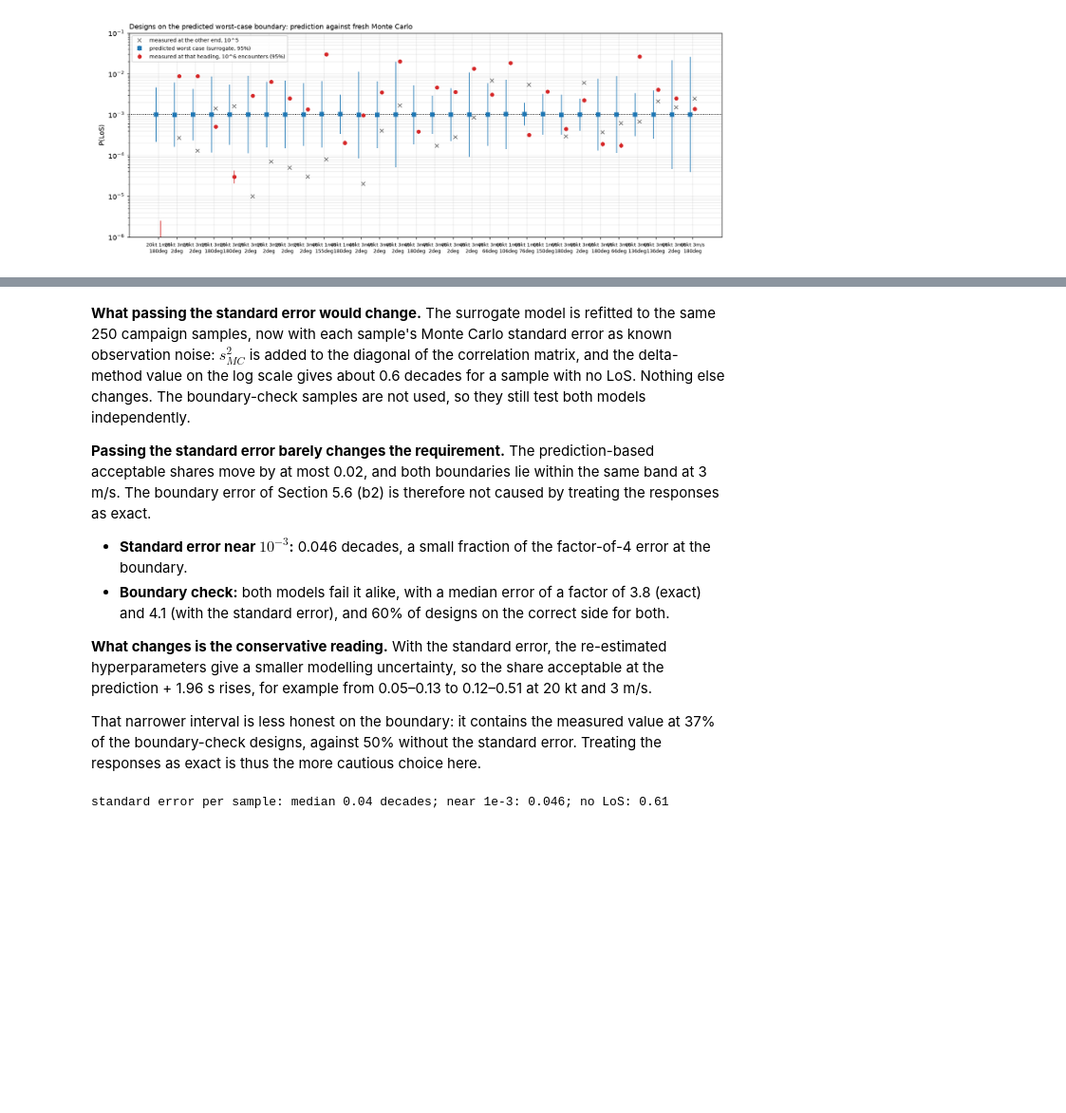
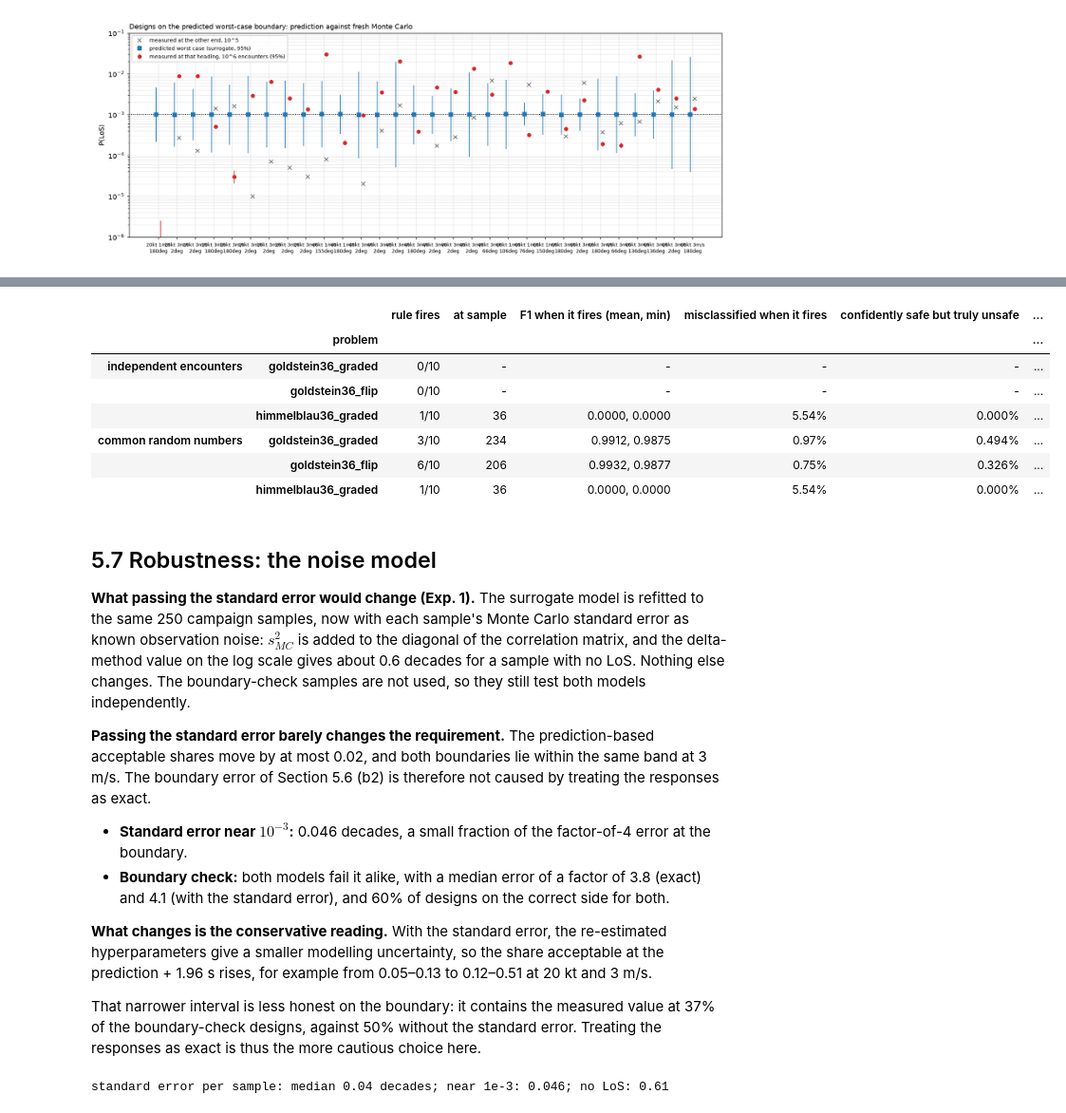
Before and after one commit to fazlurnu/MixedVarLSE, a Jupyter notebook: paper_trc/sanity_checks/17_results.ipynb, the cells around one changed output, grey strips where cells are left out. Shown at 95% size. Cells and saved outputs as stored; diff of their text form; code cells hidden in the pictures; blank space fills up the shorter version.

```diff
--- a/paper_trc/sanity_checks/17_results.ipynb
+++ b/paper_trc/sanity_checks/17_results.ipynb
@@ -435,5 +461,20 @@ display(pd.DataFrame(rows).groupby(["speed", "velocity [m/s]"])[["before", "afte
+# %%
+
+s20 = pd.read_csv("results/exp0d_stop_rule.csv"); s21 = pd.read_csv("results/exp0e_stop_rule_crn.csv")
+display(pd.concat({"independent encounters": s20.set_index("problem"), "common random numbers": s21.set_index("problem")}))
+# %% [output]
+|  |  | rule fires | at sample | F1 when it fires (mean, min) | misclassified when it fires | confidently safe but truly unsafe | ... |
+|  | problem |  |  |  |  |  | ... |
+| independent encounters | goldstein36_graded | 0/10 | - | - | - | - | ... |
+|  | goldstein36_flip | 0/10 | - | - | - | - | ... |
+|  | himmelblau36_graded | 1/10 | 36 | 0.0000, 0.0000 | 5.54% | 0.000% | ... |
+| common random numbers | goldstein36_graded | 3/10 | 234 | 0.9912, 0.9875 | 0.97% | 0.494% | ... |
+|  | goldstein36_flip | 6/10 | 206 | 0.9932, 0.9877 | 0.75% | 0.326% | ... |
+|  | himmelblau36_graded | 1/10 | 36 | 0.0000, 0.0000 | 5.54% | 0.000% | ... |
 # %% [markdown]
-**What passing the standard error would change.** The surrogate model is refitted to the same 250 campaign samples, now with each sample's Monte Carlo standard error as known observation noise: $s_{MC}^2$ is added to the diagonal of the correlation matrix, and the delta-method value on the log scale gives about 0.6 decades for a sample with no LoS. Nothing else changes. The boundary-check samples are not used, so they still test both models independently.
+## 5.7 Robustness: the noise model
+
+**What passing the standard error would change (Exp. 1).** The surrogate model is refitted to the same 250 campaign samples, now with each sample's Monte Carlo standard error as known observation noise: $s_{MC}^2$ is added to the diagonal of the correlation matrix, and the delta-method value on the log scale gives about 0.6 decades for a sample with no LoS. Nothing else changes. The boundary-check samples are not used, so they still test both models independently.
 
 **Passing the standard error barely changes the requirement.** The prediction-based acceptable shares move by at most 0.02, and both boundaries lie within the same band at 3 m/s. The boundary error of Section 5.6 (b2) is therefore not caused by treating the responses as exact.
 - **Standard error near $10^{-3}$:** 0.046 decades, a small fraction of the factor-of-4 error at the boundary.
```
Also changed, not shown: parts of 22 cells of this notebook, 1 other file.
